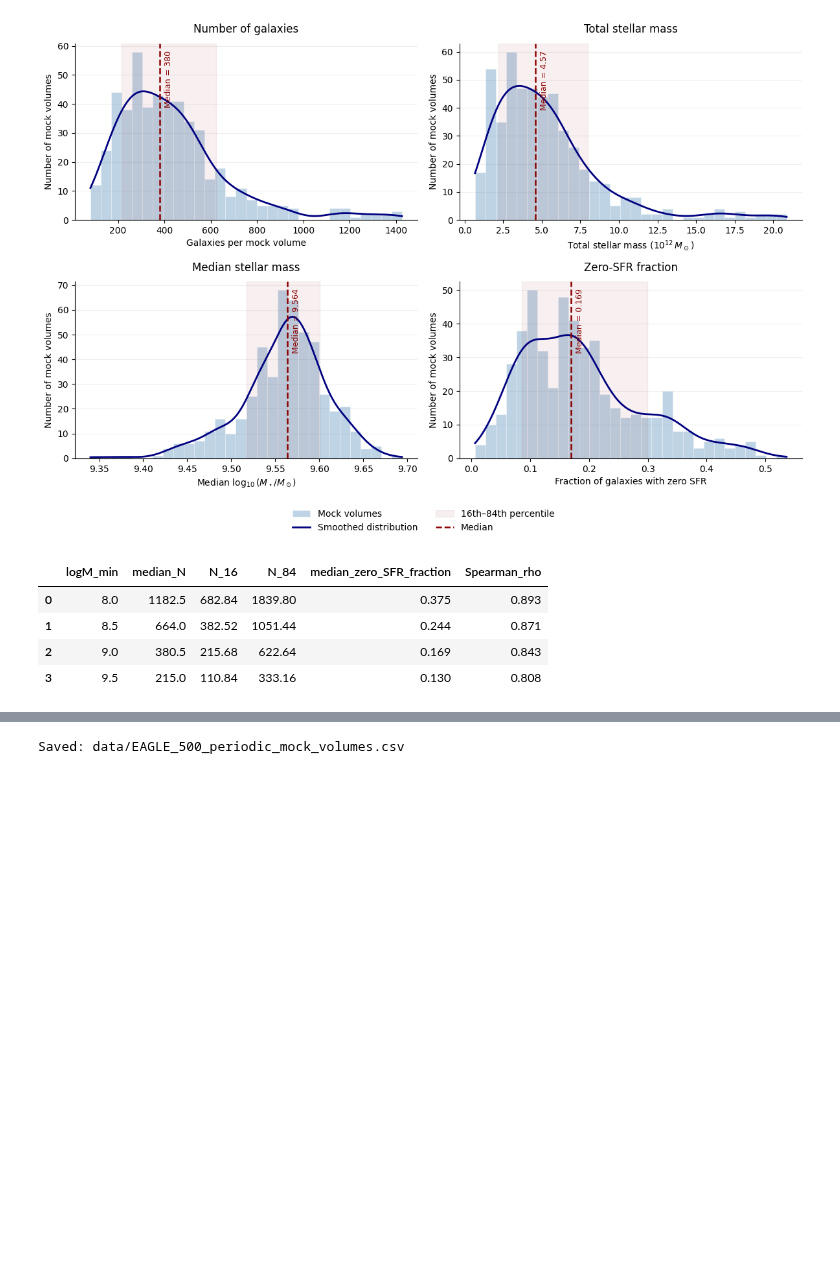
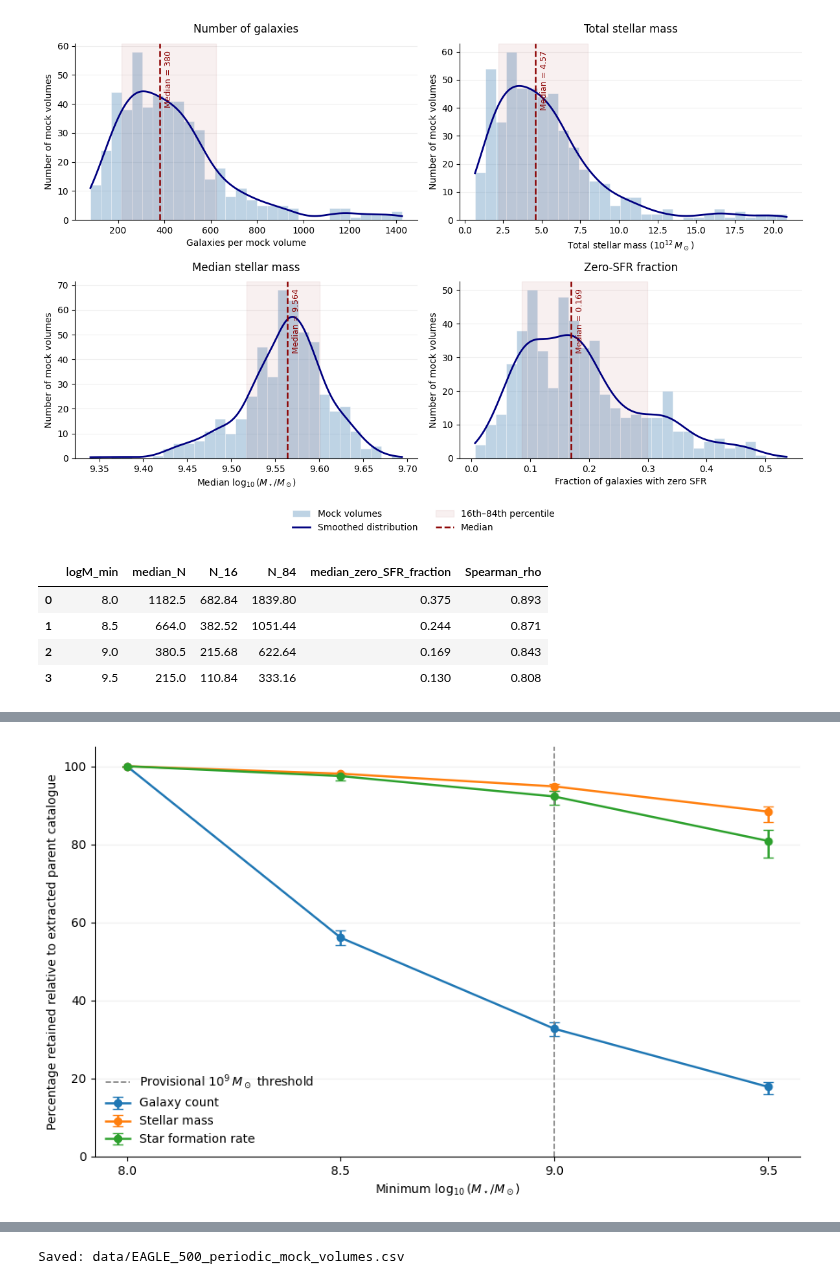
Before and after one commit to saatour/GW170817, a Jupyter notebook: 20261013_EAGLE_simulation_analysis_Chapter6.ipynb, the cells around one changed output, grey strips where cells are left out. Drawn from its saved outputs; the diff is of its cells as text; code cells hidden in the pictures; blank space fills up the shorter version.

```diff
--- a/20261013_EAGLE_simulation_analysis_Chapter6.ipynb
+++ b/20261013_EAGLE_simulation_analysis_Chapter6.ipynb
@@ -1525,3 +1688,94 @@ threshold_results.to_csv(
+# %%
+# ============================================================
+# CELL 34
+# Visualise galaxy, stellar-mass and SFR retention
+# ============================================================
+
+import matplotlib.pyplot as plt
+
+fig, ax = plt.subplots(figsize=(9, 5.5))
+
+properties = [
+    ("galaxies_retained_pct", "Galaxy count"),
+    ("stellar_mass_retained_pct", "Stellar mass"),
+    ("SFR_retained_pct", "Star formation rate")
+]
+
+for column, label in properties:
+
+    medians = retention_summary[
+        column + "_median"
+    ].to_numpy()
+
+    lower = retention_summary[
+        column + "_p16"
+    ].to_numpy()
+
+    upper = retention_summary[
+        column + "_p84"
+    ].to_numpy()
+
+    ax.errorbar(
+        retention_summary["logM_min"],
+        medians,
+        yerr=[
+            medians - lower,
+            upper - medians
+        ],
+        marker="o",
+        markersize=6,
+        linewidth=1.8,
+        capsize=4,
+        label=label
+    )
+
+# Indicate our provisional threshold
+ax.axvline(
+    9.0,
+    color="grey",
+    linestyle="--",
+    linewidth=1.2,
+    label=r"Provisional $10^9\,M_\odot$ threshold"
+)
+
+ax.set_xlabel(
+    r"Minimum $\log_{10}(M_\star/M_\odot)$"
+)
+
+ax.set_ylabel(
+    "Percentage retained relative to extracted parent catalogue"
+)
+
+ax.set_ylim(0, 105)
+
+ax.set_xticks(MASS_THRESHOLDS)
+
+ax.grid(
+    axis="y",
+    alpha=0.2
+)
+
+ax.legend(frameon=False)
+
+ax.spines["top"].set_visible(False)
+ax.spines["right"].set_visible(False)
+
+plt.tight_layout()
+
+fig.savefig(
+    "EAGLE_stellar_mass_threshold_retention.pdf",
+    bbox_inches="tight"
+)
+
+fig.savefig(
+    "EAGLE_stellar_mass_threshold_retention.png",
+    dpi=300,
+    bbox_inches="tight"
+)
+
+plt.show()
+# %% [output]
+[figure, added]
 # %%
 properties = [
     "N_galaxies",
```
Also changed, not shown: parts of 6 cells of this notebook.
